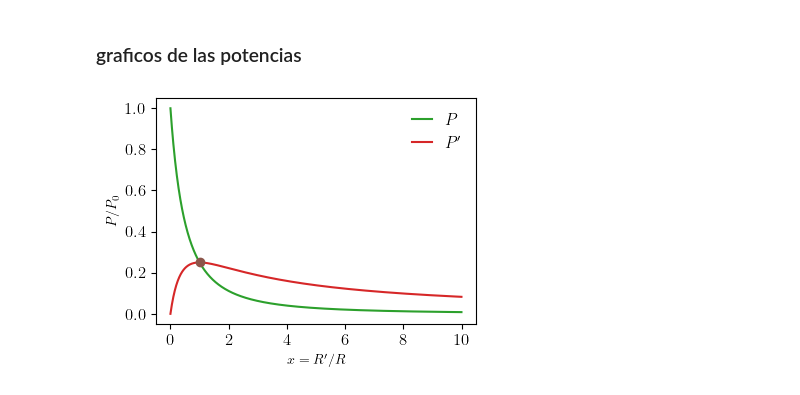
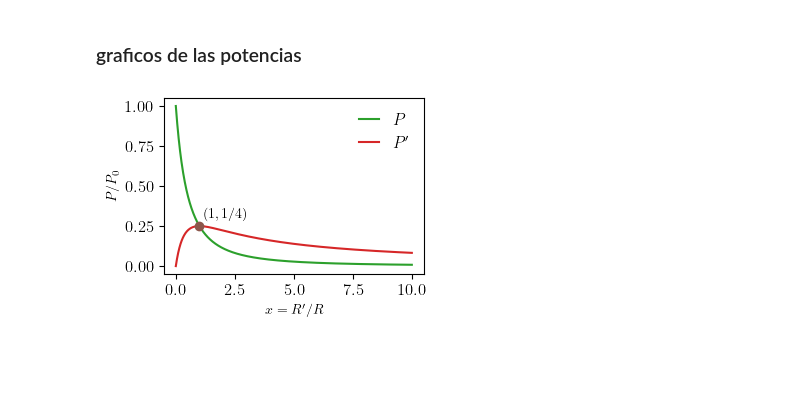
Before and after one commit to chacoma/LABO3_DF_UBA, a Jupyter notebook: Apuntes/images/graficos.ipynb, the cells around one changed output. Saved outputs shown, nothing was run; the diff lists cells and outputs as text; code cells hidden in the pictures; blank space fills up the shorter version.

```diff
--- a/Apuntes/images/graficos.ipynb
+++ b/Apuntes/images/graficos.ipynb
@@ -129,21 +129,21 @@ No artists with labels found to put in legend.  Note that artists whose label st
 # %%
 import numpy as np
 import matplotlib.pyplot as plt
 import plotter_lib as pl
 
 x= np.arange(0.0,10,0.01)
 y = 1/(1+x)**2
 y2 = x/(1+x)**2
 
-plot = pl.Plotter()
+plot = pl.Plotter(H=2.5,W=3.5)
 
 plot.ax.plot(x,y, c="C2", label='$P$')
 plot.ax.plot(x,y2, c="C3", label="$P^\prime$")
 plot.ax.scatter([1],[0.25], zorder=3, c="C5")
-ann = ""
-plot.ax.annotate( ann,(1,0.25) )
+ann = "$(1, 1/4)$"
+plot.ax.annotate( ann,(1.2,0.3) )
 plot.ax.set_ylabel("$P/P_0$")
 plot.ax.set_xlabel("$x=R'/R$")
-plot.show()
+plot.show("potencias.png")
 # %% [output]
-[figure, old version]
+[figure, new version]
```
Also changed, not shown: parts of 1 cell of this notebook, 5 other files.
